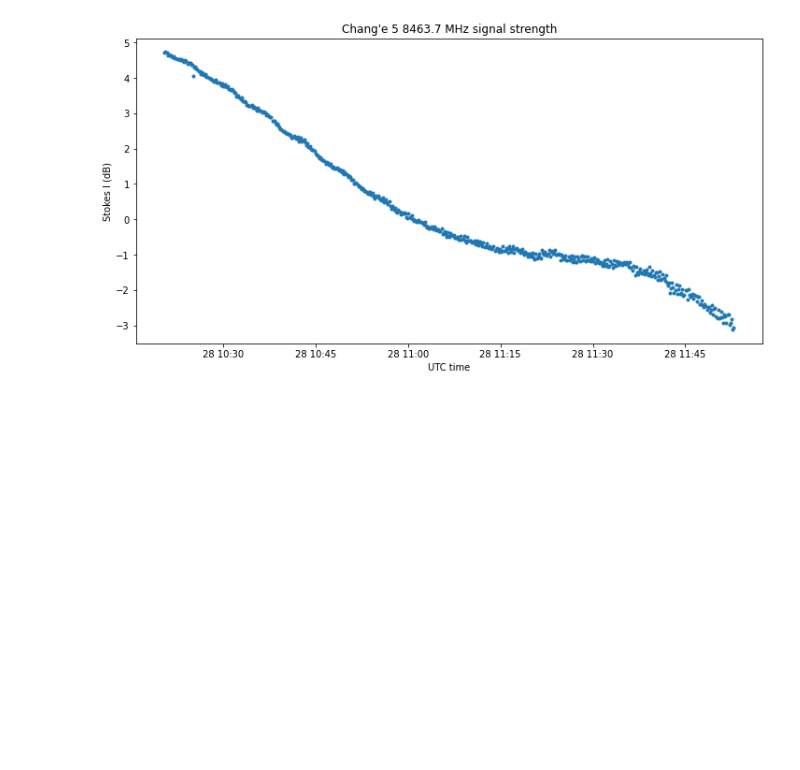
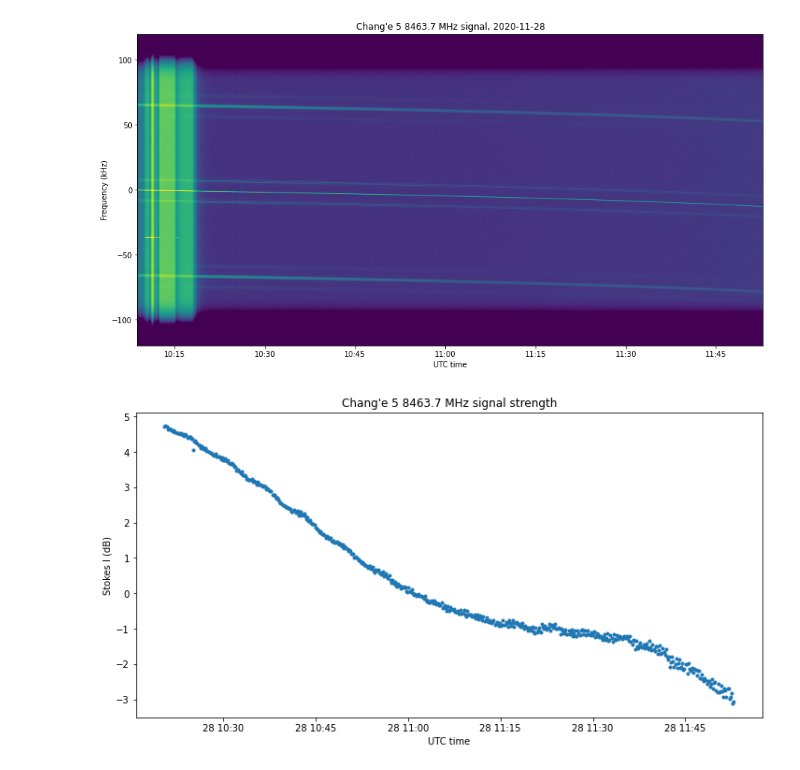
Before and after one commit to daniestevez/ata_notebooks, a Jupyter notebook: CE5/Polarization 2020-11-28.ipynb, the cells around one changed output. Cells and saved outputs as stored; diff of their text form; code cells hidden in the pictures; blank space fills up the shorter version.

```diff
--- a/CE5/Polarization 2020-11-28.ipynb
+++ b/CE5/Polarization 2020-11-28.ipynb
@@ -14,6 +14,17 @@ gain_offset = np.average((np.median(xx, axis = 1)/np.median(yy, axis = 1)))
 yy *= gain_offset
 xy *= np.sqrt(gain_offset)
 xy *= np.exp(-1j*np.deg2rad(-160))*(-1j) # correct for X-Y phase offset
+# %%
+plt.figure(figsize = (15,15), facecolor = 'w')
+plt.imshow(10*np.log10(xx + yy)[:,::-1].T, extent = (mdates.date2num(t[0]),mdates.date2num(t[-1]), -120, 120),
+          aspect = 1.5e-4, vmin = 42, vmax = 55)
+plt.gca().set_xlim((t[0], t[-1]))
+plt.gca().xaxis.set_major_formatter(mdates.DateFormatter('%H:%M'))
+plt.ylabel('Frequency (kHz)')
+plt.xlabel('UTC time')
+plt.title('Chang\'e 5 8463.7 MHz signal, 2020-11-28');
+# %% [output]
+[figure, added]
 # %%
 signal_peak = np.argmax(xx + yy, axis = 1)
 offsets = np.arange(-2,3)
```
